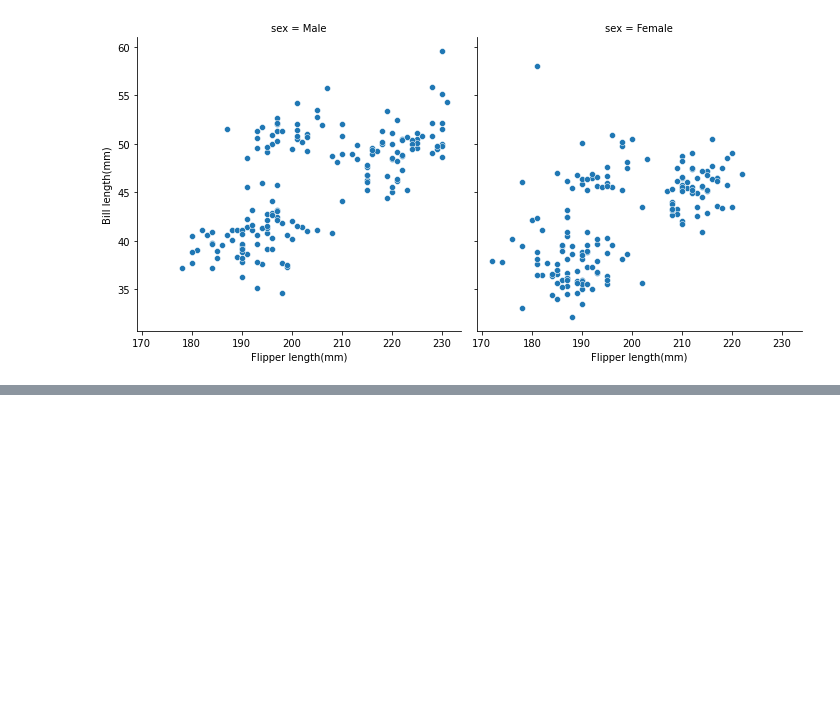
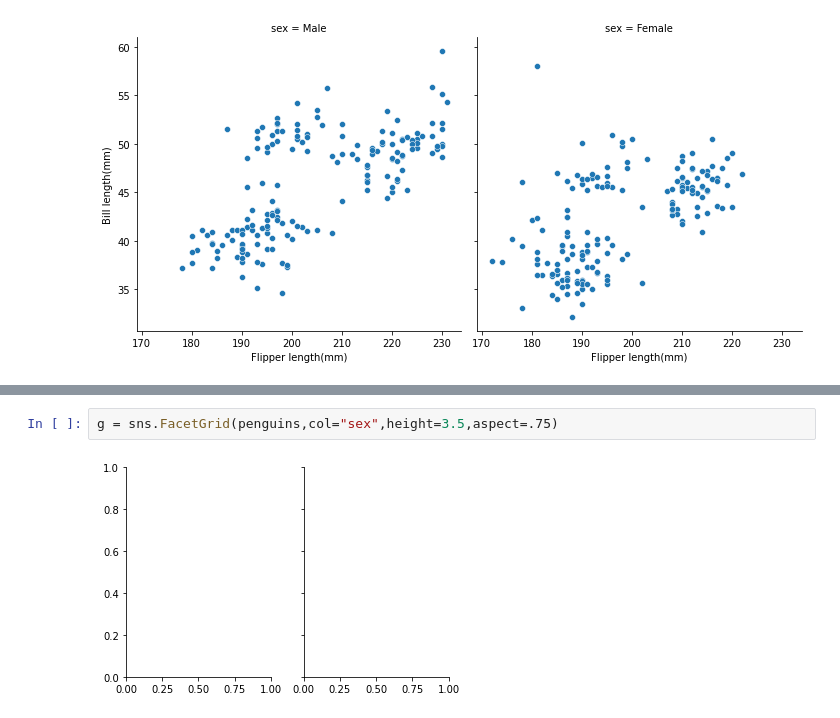
Before and after one commit to kouta0530/jupyter, a Jupyter notebook: practice/plot/overview.ipynb, the cells around one changed output, grey strips where cells are left out. Drawn from its saved outputs; the diff is of its cells as text; blank space fills up the shorter version.

```diff
--- a/practice/plot/overview.ipynb
+++ b/practice/plot/overview.ipynb
@@ -70,0 +85,4 @@ g.set_axis_labels("Flipper length(mm)","Bill length(mm)")
+# %%
+g = sns.FacetGrid(penguins,col="sex",height=3.5,aspect=.75)
+# %% [output]
+[figure, added]
```
Also changed, not shown: parts of 3 cells of this notebook.
